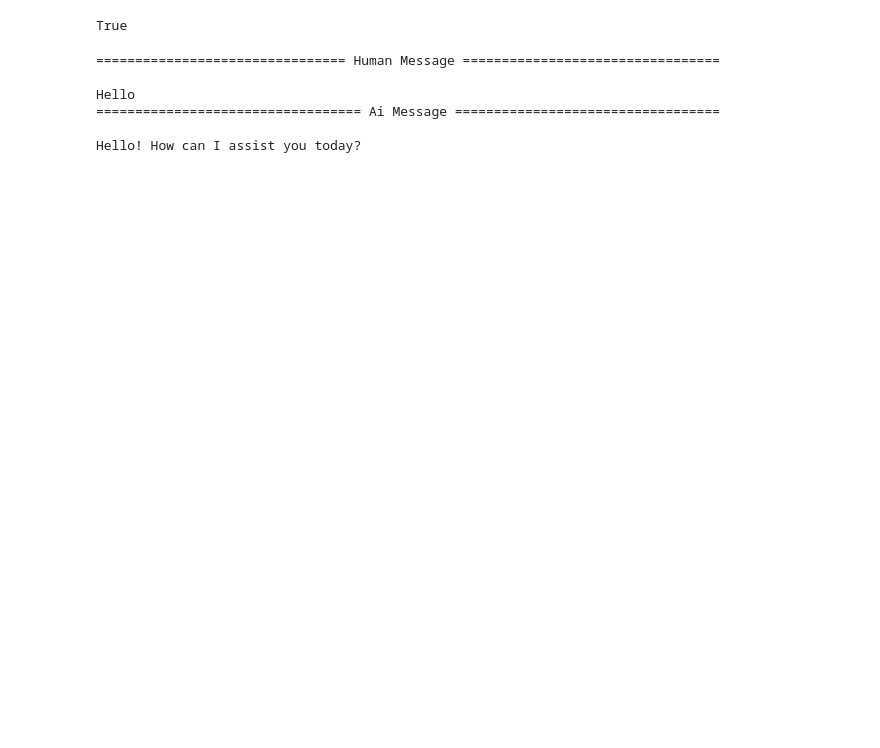
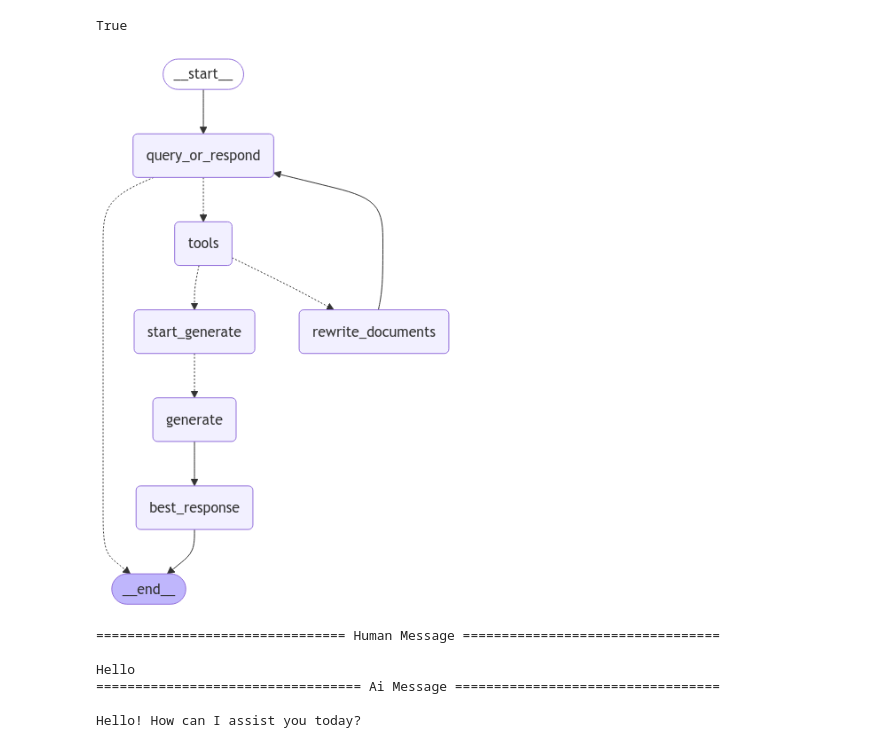
Before and after one commit to kuchikihater/Scholarly, a Jupyter notebook: experiments.ipynb, the cells around one changed output. Saved outputs shown, nothing was run; the diff lists cells and outputs as text; code cells hidden in the pictures; blank space fills up the shorter version.

```diff
--- a/experiments.ipynb
+++ b/experiments.ipynb
@@ -278,5 +319,11 @@ graph_builder.add_edge("generate", END)
 
 graph = graph_builder.compile()
+# %%
+from IPython.display import Image, display
+
+Image(graph.get_graph(xray=1).draw_mermaid_png())
+# %% [output]
+[figure, added]
 # %%
 input_message = "Hello"
 
```
Also changed, not shown: parts of 3 cells of this notebook.
